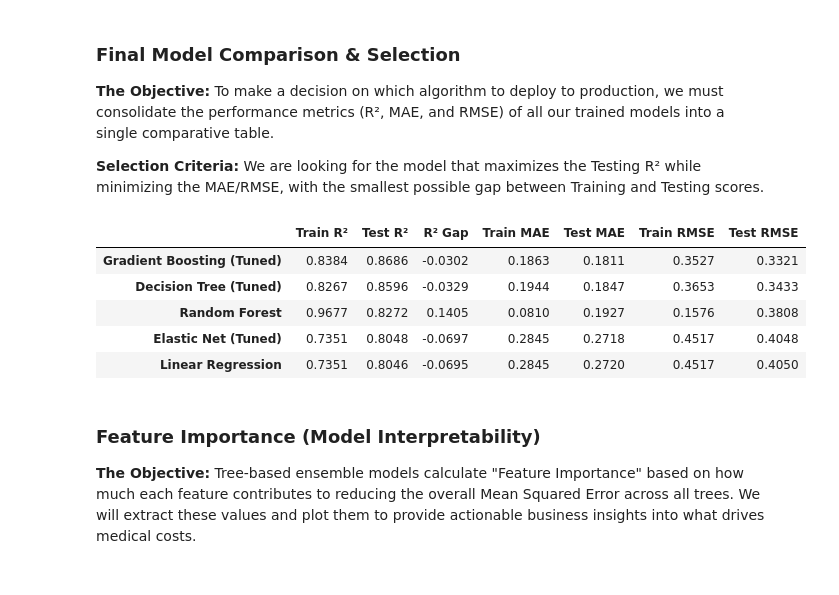
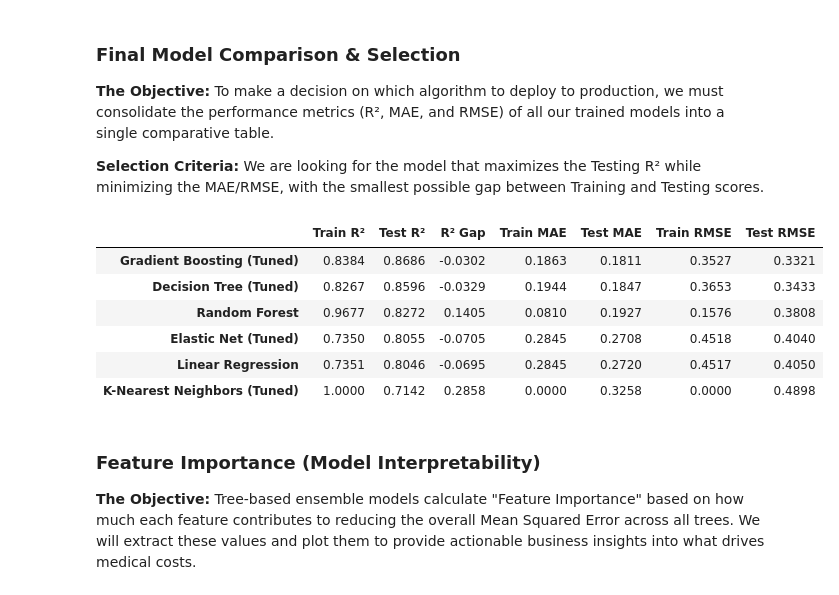
Before and after one commit to khushishahs02/exploratory-data-analysis, a Jupyter notebook: notebooks/03_Modeling.ipynb, the cells around one changed output. Saved outputs shown, nothing was run; the diff lists cells and outputs as text; code cells hidden in the pictures.

Commit message:
feat: add tuned K-Nearest Neighbors regressor to modeling notebook

```diff
--- a/notebooks/03_Modeling.ipynb
+++ b/notebooks/03_Modeling.ipynb
@@ -221,0 +203,17 @@ Best l1_ratio (L1 ratio): 0.1
+# %%
+from sklearn.linear_model import ElasticNetCV
+alphas_for_en = [0.0001, 0.001, 0.01, 0.1, 1.0, 10.0]
+l1_ratios = [0.001, 0.1, 0.3, 0.5, 0.7, 0.9, 0.99, 1.0]
+en_cv_model = ElasticNetCV(alphas = alphas_for_en, l1_ratio=l1_ratios,random_state=42,cv = 5, max_iter = 10000)
+
+en_cv_model.fit(X_train, y_train)
+best_en_alpha = en_cv_model.alpha_
+best_l1_ratio = en_cv_model.l1_ratio_
+print(best_en_alpha)
+print(best_l1_ratio)
+
+
+en_test_pred = en_cv_model.predict(X_test)
+en_test_r2 = r2_score(y_test, en_test_pred)
+
+print(en_test_r2)
@@ -221,0 +232,19 @@ Best l1_ratio (L1 ratio): 0.1
+# %%
+from sklearn.neighbors import KNeighborsRegressor
+from sklearn.model_selection import GridSearchCV
+
+knn_parameters = {
+    'n_neighbors': [3, 5, 7, 9, 11, 15, 20],
+    'weights': ['uniform', 'distance'],
+    'metric': ['euclidean', 'manhattan']
+}
+knn_model = KNeighborsRegressor()
+knn_gscv = GridSearchCV(estimator = knn_model,param_grid = knn_parameters, cv  = 5, scoring= 'r2', n_jobs = 1)
+knn_gscv.fit(X_train, y_train)
+best_knn_params = knn_gscv.best_params_
+best_knn_model = knn_gscv.best_estimator_
+print(best_knn_params)
+
+knn_test_pred = best_knn_model.predict(X_test)
+knn_test_r2 = r2_score(y_test, knn_test_pred)
+print(f"Testing R²: {knn_test_r2:.4f}")
@@ -430,36 +462,38 @@ def get_metrics(model, X_train, y_train, X_test, y_test):
     train_rmse = np.sqrt(mean_squared_error(y_train, train_pred))
     test_rmse = np.sqrt(mean_squared_error(y_test, test_pred))
 
     return {
         "Train R²": round(train_r2, 4),
         "Test R²": round(test_r2, 4),
         "R² Gap": round(train_r2 - test_r2, 4),
         "Train MAE": round(train_mae, 4),
         "Test MAE": round(test_mae, 4),
         "Train RMSE": round(train_rmse, 4),
         "Test RMSE": round(test_rmse, 4)
     }
 
 leaderboard = {
     "Linear Regression": get_metrics(lr_model, X_train, y_train, X_test, y_test),
     "Decision Tree (Tuned)": get_metrics(final_tree_model, X_train, y_train, X_test, y_test),
     "Random Forest": get_metrics(rf_model, X_train, y_train, X_test, y_test),
     "Gradient Boosting (Tuned)": get_metrics(gb_tuned_model, X_train, y_train, X_test, y_test),
-    "Elastic Net (Tuned)": get_metrics(elastic_cv_model, X_train, y_train, X_test, y_test),
+    "Elastic Net (Tuned)": get_metrics(en_cv_model, X_train, y_train, X_test, y_test),
+    "K-Nearest Neighbors (Tuned)": get_metrics(best_knn_model, X_train, y_train, X_test, y_test)
 }
 
 leaderboard_df = pd.DataFrame(leaderboard).T
 
 leaderboard_df = leaderboard_df.sort_values(by="Test R²", ascending=False)
 
 leaderboard_df
 # %% [output]
 |  | Train R² | Test R² | R² Gap | Train MAE | Test MAE | Train RMSE | Test RMSE |
 | Gradient Boosting (Tuned) | 0.8384 | 0.8686 | -0.0302 | 0.1863 | 0.1811 | 0.3527 | 0.3321 |
 | Decision Tree (Tuned) | 0.8267 | 0.8596 | -0.0329 | 0.1944 | 0.1847 | 0.3653 | 0.3433 |
 | Random Forest | 0.9677 | 0.8272 | 0.1405 | 0.0810 | 0.1927 | 0.1576 | 0.3808 |
-| Elastic Net (Tuned) | 0.7351 | 0.8048 | -0.0697 | 0.2845 | 0.2718 | 0.4517 | 0.4048 |
+| Elastic Net (Tuned) | 0.7350 | 0.8055 | -0.0705 | 0.2845 | 0.2708 | 0.4518 | 0.4040 |
 | Linear Regression | 0.7351 | 0.8046 | -0.0695 | 0.2845 | 0.2720 | 0.4517 | 0.4050 |
+| K-Nearest Neighbors (Tuned) | 1.0000 | 0.7142 | 0.2858 | 0.0000 | 0.3258 | 0.0000 | 0.4898 |
 # %% [markdown]
 ###  Feature Importance (Model Interpretability)
 
```
Also changed, not shown: parts of 9 cells of this notebook.
